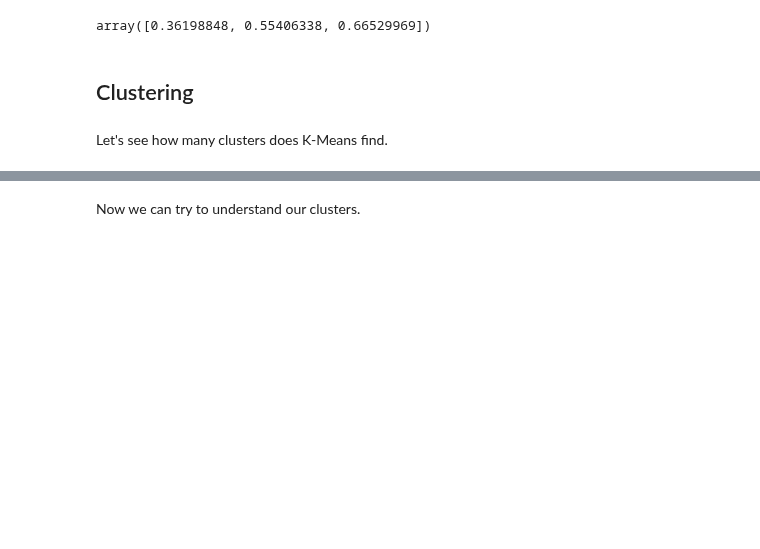
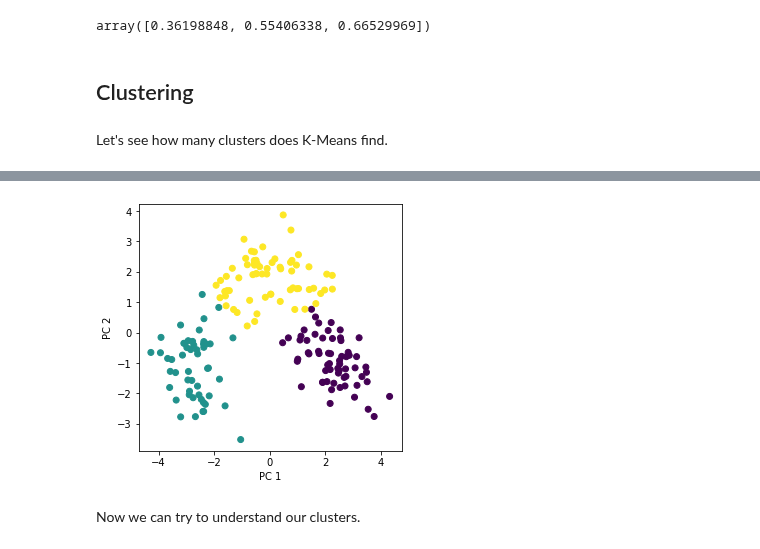
Before and after one commit to ThakdanaiSaelee/Lab_CE888, a Jupyter notebook: lab5 - data_exploration/lab_exploration.ipynb, the cells around one changed output, grey strips where cells are left out. Saved outputs shown, nothing was run; the diff lists cells and outputs as text; code cells hidden in the pictures; blank space fills up the shorter version.

```diff
--- a/lab5 - data_exploration/lab_exploration.ipynb
+++ b/lab5 - data_exploration/lab_exploration.ipynb
@@ -198,7 +223,20 @@ Let's see how many clusters does K-Means find.
 # %%
 # Visualise the first two pcs (using a scatterplot) using the labels from KMeans with your chosen value of k
 
 # YOUR CODE HERE
+kmean = KMeans(n_clusters=3)
+kmean.fit(x_pca_n)
+
+plt.figure(figsize=(16,10))
+for i in range(1, 2):
+    plt.subplot(2, 3, i)
+    plt.scatter(x_pca_n[:, i-1], x_pca_n[:, i], c=kmean.labels_)
+    plt.xlabel('PC %d' % i)
+    plt.ylabel('PC %d' % (i+1))
+plt.savefig('students_pca_clusters_kmeans=2.pdf', dpi=300)
+plt.show()
+# %% [output]
+[figure, added]
 # %% [markdown]
 Now we can try to understand our clusters.
 # %%
```
Also changed, not shown: parts of 5 cells of this notebook.
